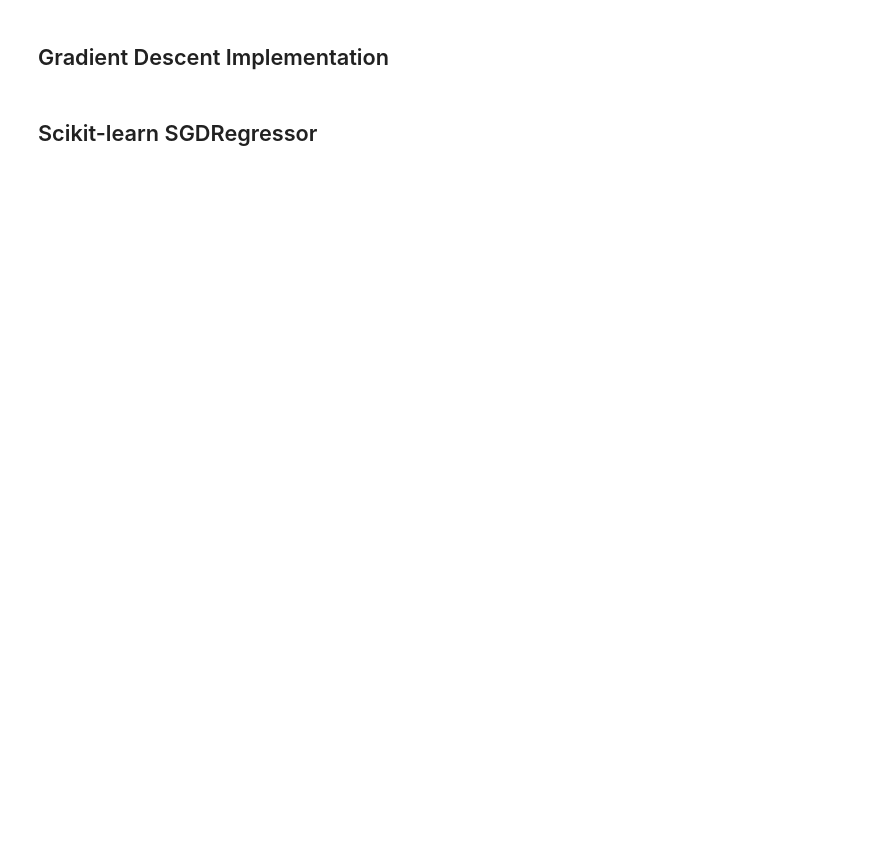
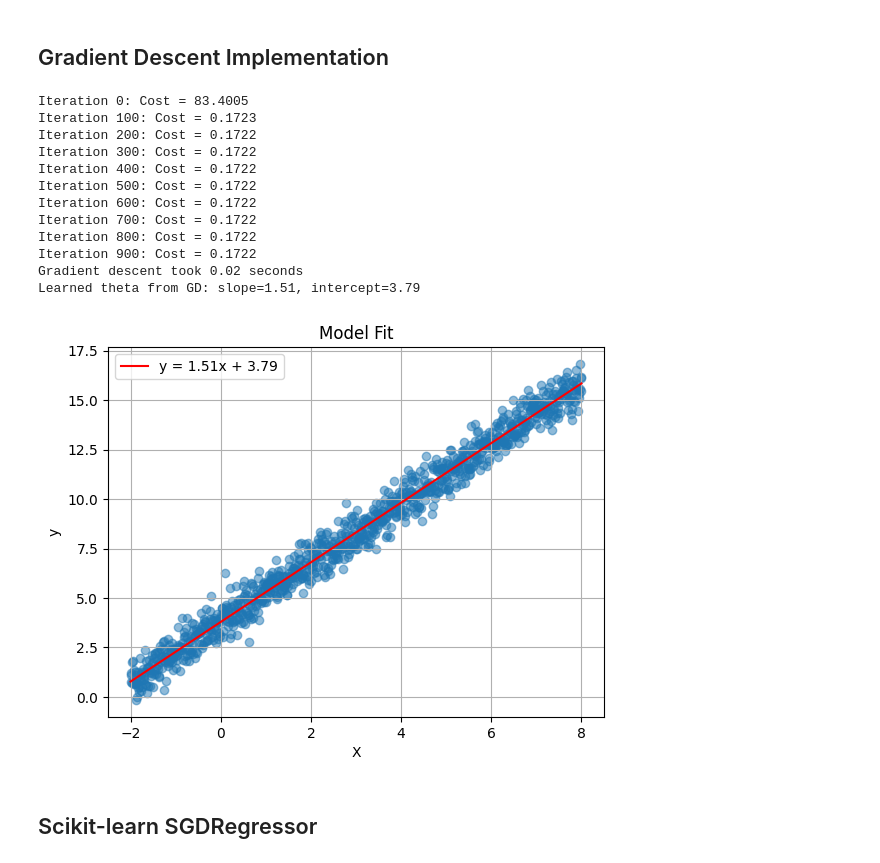
Before and after one commit to SDK-Bmd/Cours-Data-Science-M2, a Jupyter notebook: DataScience/Exercice_1.ipynb, the cells around one changed output. Saved outputs shown, nothing was run; the diff lists cells and outputs as text; code cells hidden in the pictures; blank space fills up the shorter version.

```diff
--- a/DataScience/Exercice_1.ipynb
+++ b/DataScience/Exercice_1.ipynb
@@ -59,32 +65,46 @@ plot_line(*best_theta)
 # %%
 # Add x0 = 1 to each instance for bias term
 X_b = np.c_[np.ones((len(X), 1)), X]
 theta = np.random.randn(2, 1)  # random init
 eta = 0.05
 n_iterations = 1000
 m = len(X_b)
 start_time = time.time()
 # Implement gradient descent here
 for iteration in range(n_iterations):
     # predictions using theta
     y_pred = X_b @ theta
 
     # Calculate the cost MSE for monitoring
     cost = (1/(2*m)) * np.sum((y_pred - y)**2)
 
     # Calculate gradients
     gradients = (2/m) * X_b.T @ (y_pred - y)
 
     # Update eta
     theta = theta - eta * gradients
 
-    if iteration % 100 == 0:/
+    if iteration % 100 == 0:
         print(f"Iteration {iteration}: Cost = {cost:.4f}")
 
 end_time = time.time()
 print(f"Gradient descent took {end_time - start_time:.2f} seconds")
 print(f"Learned theta from GD: slope={theta[1,0]:.2f}, intercept={theta[0,0]:.2f}")
 plot_line(theta[1, 0], theta[0, 0])
+# %% [output]
+Iteration 0: Cost = 83.4005
+Iteration 100: Cost = 0.1723
+Iteration 200: Cost = 0.1722
+Iteration 300: Cost = 0.1722
+Iteration 400: Cost = 0.1722
+Iteration 500: Cost = 0.1722
+Iteration 600: Cost = 0.1722
+Iteration 700: Cost = 0.1722
+Iteration 800: Cost = 0.1722
+Iteration 900: Cost = 0.1722
+Gradient descent took 0.02 seconds
+Learned theta from GD: slope=1.51, intercept=3.79
+[figure, added]
 # %% [markdown]
 ## Scikit-learn SGDRegressor
 # %%
```
Also changed, not shown: parts of 3 cells of this notebook.
